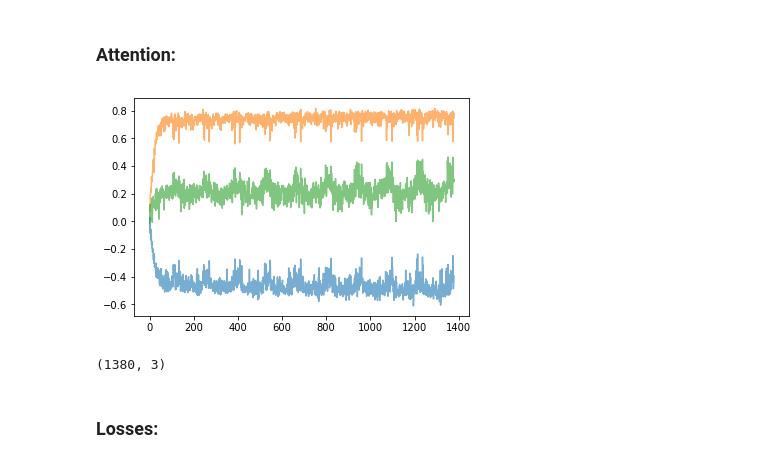
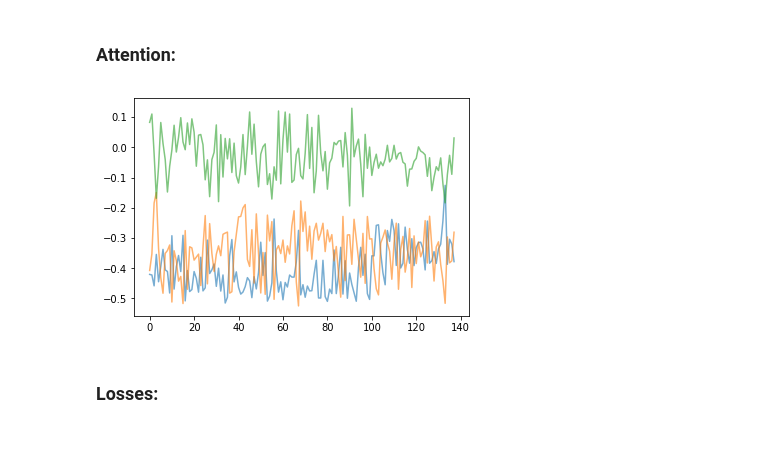
Before and after one commit to fogside/russe_wsi, a Jupyter notebook: notebooks/TensorflowNet.ipynb, the cells around one changed output. Drawn from its saved outputs; the diff is of its cells as text; code cells hidden in the pictures.

Commit message:
new: train on big, infer on small

```diff
--- a/notebooks/TensorflowNet.ipynb
+++ b/notebooks/TensorflowNet.ipynb
@@ -722,0 +799,3 @@ vals[1, num]
+# %%
+net = train_model(lines, word="", cmp=3, lr=1e-2,\
+                  epoch_num=1, n_context=-1, lr_decay=False, do_shuffle=False, lemmatize=False)
@@ -722,0 +838,2 @@ vals[1, num]
+# %%
+pred = attens
@@ -722,0 +973,37 @@ vals[1, num]
+# %%
+import sklearn
+from sklearn.cluster import KMeans
+df = pd.read_csv("../data/main/wiki-wiki/train.csv", sep='\t')
+
+labels = []
+
+for w in wlist:
+    net = nets[w]
+    true = df[df.word == w].gold_sense_id
+    f = df[df.word == w].context.values
+
+    attens = []
+    km = KMeans(n_clusters=2, random_state=23)
+
+    batch_gen = generate_triplet_batch(f, context_max_len=10, word="", lemmatize=True)
+
+    for b, _ in tqdm_notebook(batch_gen, total=len(f)):
+    #     if len(b) == 0:
+    #         b = np.random.randn(1, 100)
+        p = net.predict_on_sample(b)
+        attens.append(p)
+
+    pred = np.array(attens).squeeze()
+    k_pred = km.fit_predict(pred)
+
+    labels.extend(k_pred)
+
+    plt.scatter(pred[:, 0], pred[:, 2], c=true, marker='o')
+    plt.title("Components 0,2\nword={}".format(w))
+    plt.show()
+
+    plt.scatter(pred[:, 0], pred[:, 2], c=(k_pred+1)%2, marker='o')
+    plt.title("Components 0,2, KNN \nword={}".format(w))
+    plt.show()
+    print('-'*10)
+df.predict_sense_id = labels
@@ -742,14 +1067,10 @@ plt.show()
 # %% [markdown]
 ### Attention:
 # %%
-plt.plot(np.array(atts).squeeze(), alpha=0.6)
+plt.plot(attens, alpha=0.6)
 plt.show()
 # %% [output]
-[figure, old version]
+[figure, new version]
-# %%
-np.array(atts).squeeze().shape
-# %% [output]
-(1380, 3)
 # %% [markdown]
 ### Losses:
 # %%
```
Also changed, not shown: parts of 51 cells of this notebook, 1 other file.
